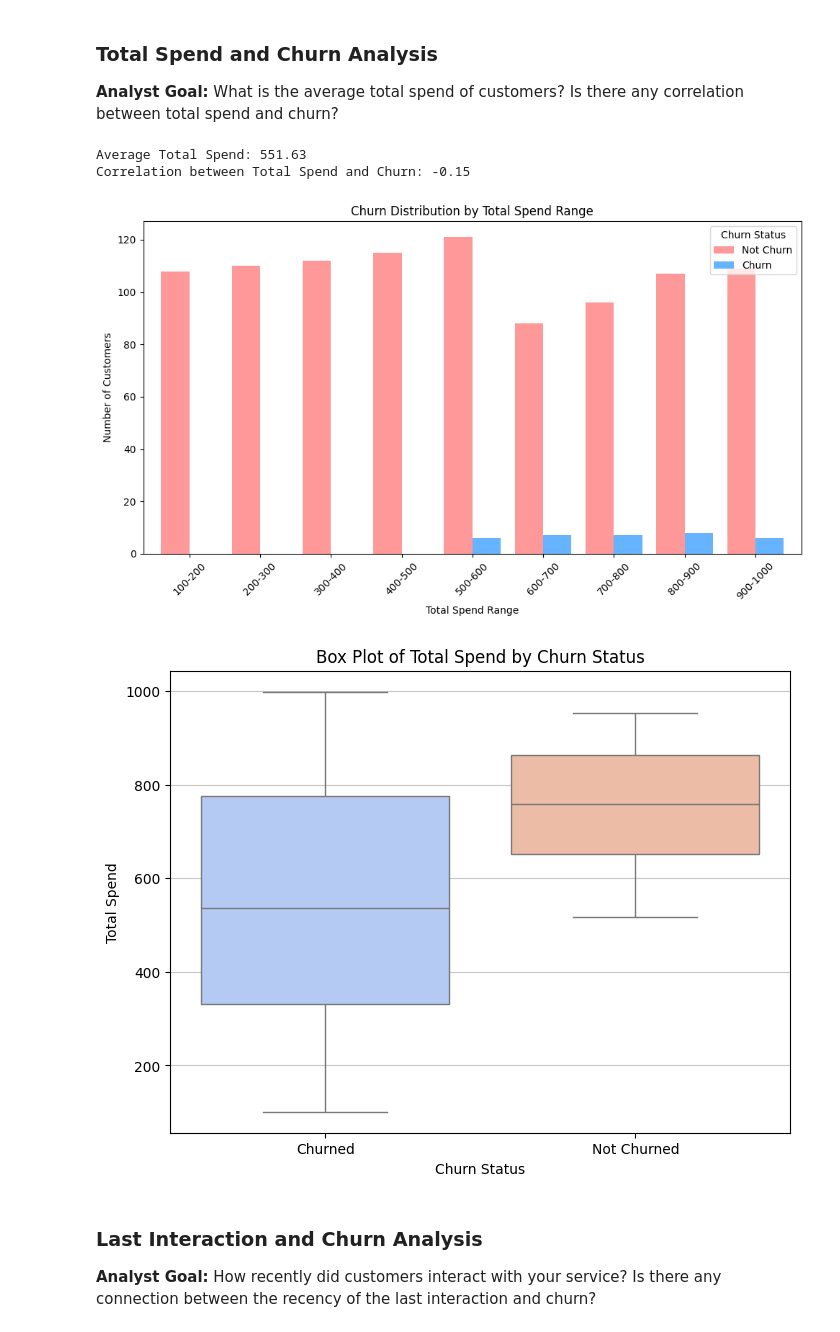
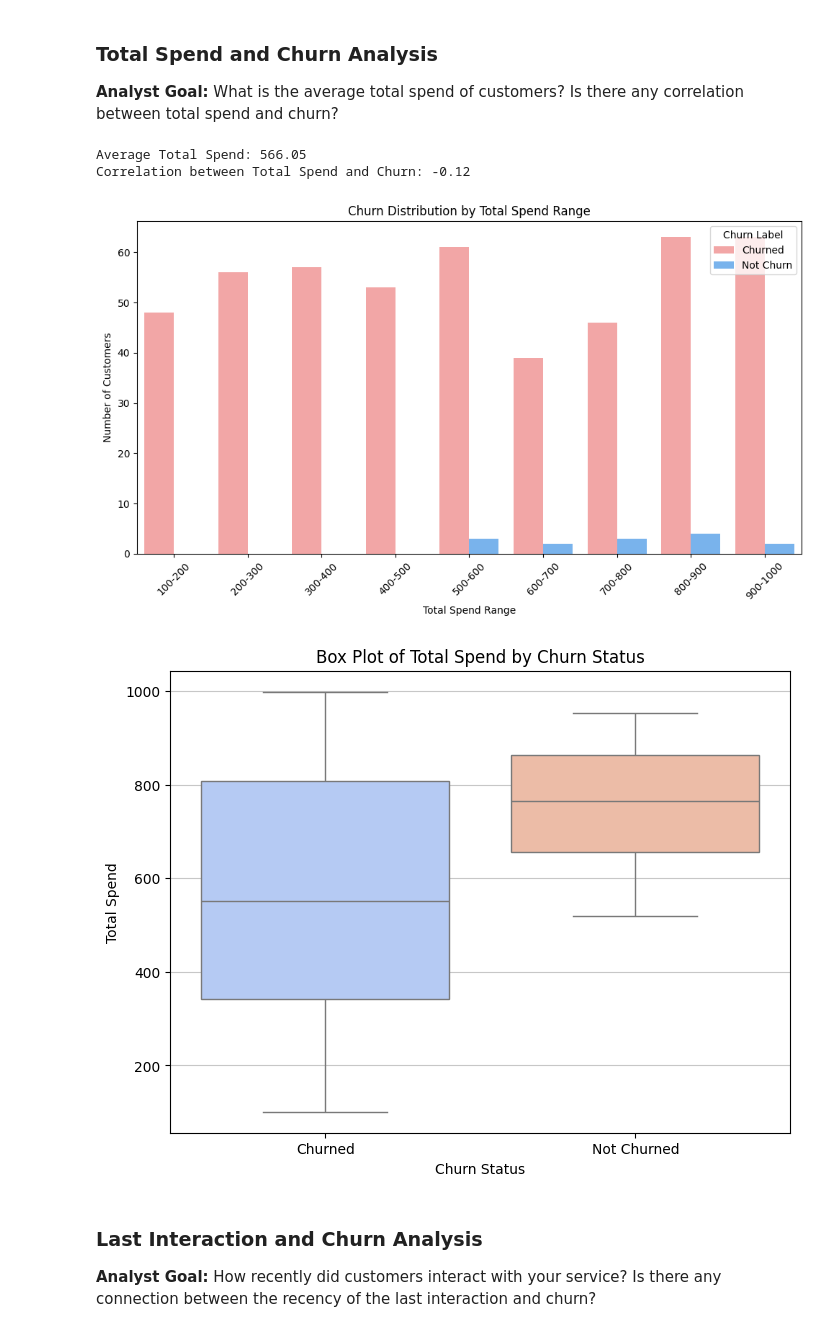
Before and after one commit to Leangchhay1523/Customer_Churn_Analysis, a Jupyter notebook: src/main.ipynb, the cells around one changed output. Saved outputs shown, nothing was run; the diff lists cells and outputs as text; code cells hidden in the pictures.

```diff
--- a/src/main.ipynb
+++ b/src/main.ipynb
@@ -29,7 +28,7 @@ import numpy as np
 ## Analyzing
 # %%
 # Data Path
-data_path_500 = "../data/data_1000_rec.csv"
+data_path = "../data/data_500_rec.csv"
 # %% [markdown]
 ### Initial Analysis
 # %%
@@ -203,13 +235,13 @@ Name: Churn, dtype: float64
 ### Total Spend and Churn Analysis
 **Analyst Goal:** What is the average total spend of customers? Is there any correlation between total spend and churn?
 # %%
-total_spend_analysis_obj = TotalSpendAnalysis(data_path_500)
+total_spend_analysis_obj = TotalSpendAnalysis(data_path)
 total_spend_analysis_obj.perform_analysis()
 # %% [output]
-Average Total Spend: 551.63
-Correlation between Total Spend and Churn: -0.15
+Average Total Spend: 566.05
+Correlation between Total Spend and Churn: -0.12
-[figure, old version]
+[figure, new version]
-[figure, old version]
+[figure, new version]
 # %% [markdown]
 ### Last Interaction and Churn Analysis
 **Analyst Goal:** How recently did customers interact with your service? Is there any connection between the recency of the last interaction and churn?
```
Also changed, not shown: parts of 20 cells of this notebook, 2 other files.
